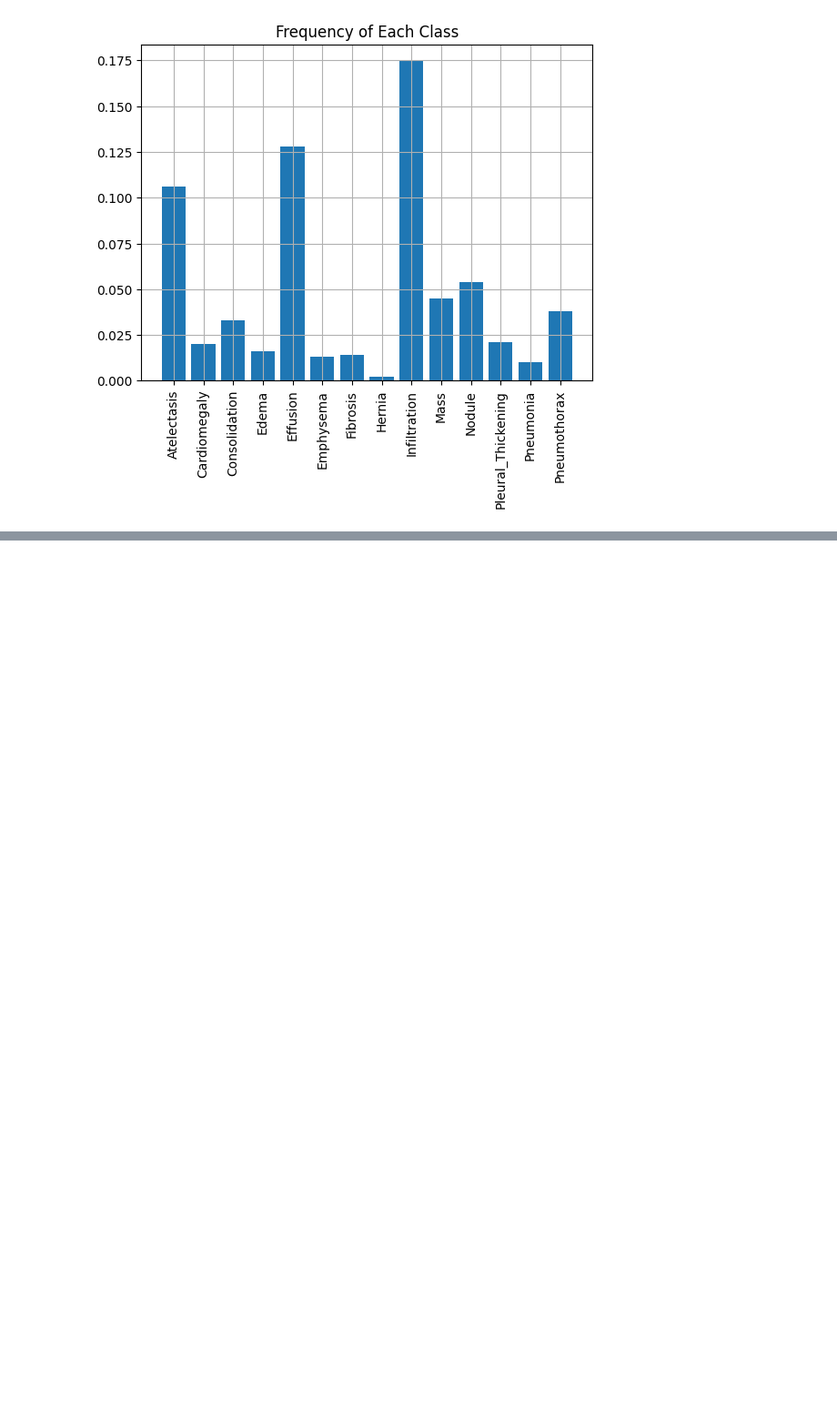
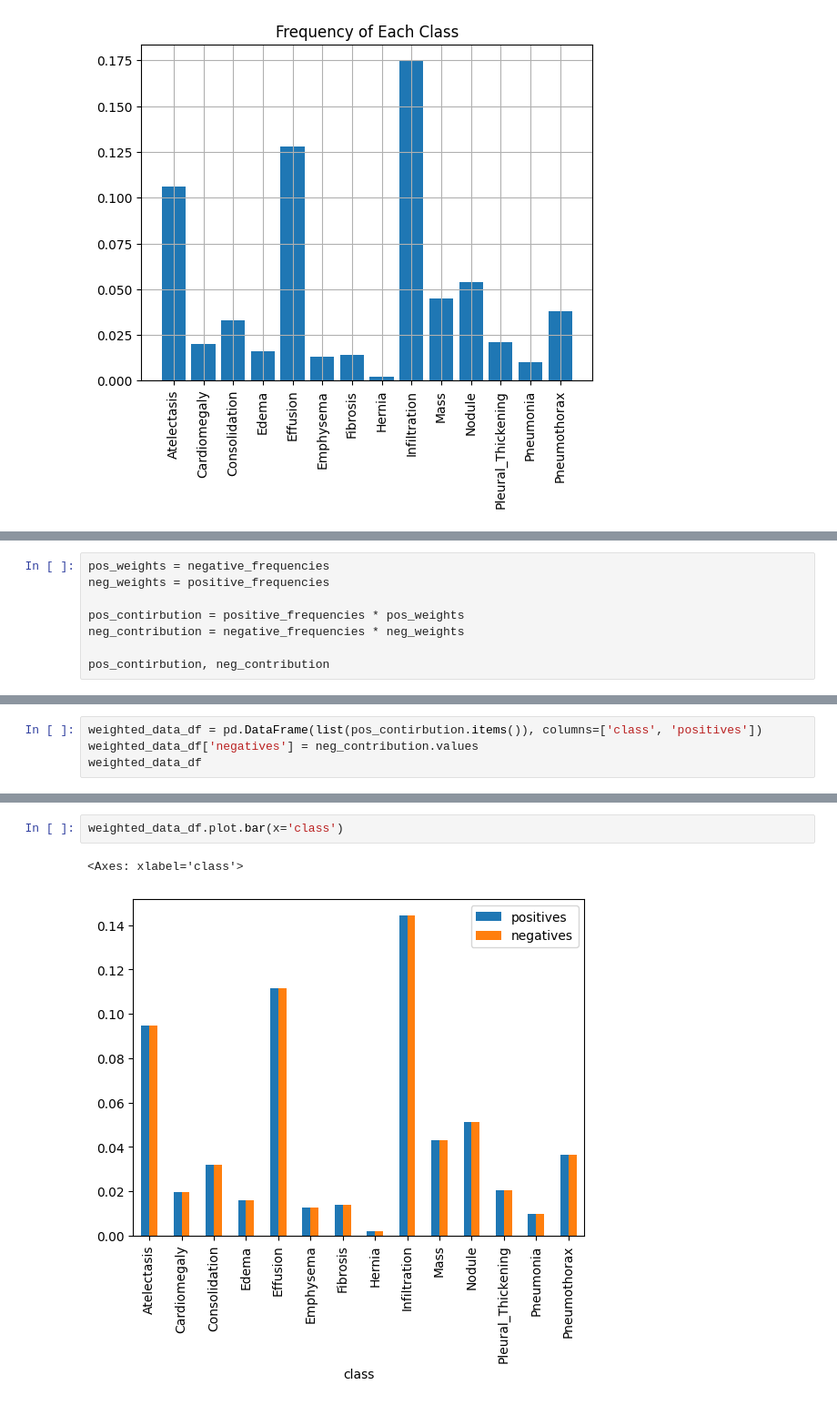
Before and after one commit to vivekpatel99/chest-x-ray-diagnosis-Multi-label-binary-classification, a Jupyter notebook: 02_model_training.ipynb, the cells around one changed output, grey strips where cells are left out. Shown at 91% size. Drawn from its saved outputs; the diff is of its cells as text; blank space fills up the shorter version.

```diff
--- a/02_model_training.ipynb
+++ b/02_model_training.ipynb
@@ -294,0 +404,8 @@ plt.show()
+# %%
+pos_weights = negative_frequencies
+neg_weights = positive_frequencies
+
+pos_contirbution = positive_frequencies * pos_weights
+neg_contribution = negative_frequencies * neg_weights
+
+pos_contirbution, neg_contribution
@@ -294,0 +430,4 @@ plt.show()
+# %%
+weighted_data_df = pd.DataFrame(list(pos_contirbution.items()), columns=['class', 'positives'])
+weighted_data_df['negatives'] = neg_contribution.values
+weighted_data_df
@@ -294,0 +450,5 @@ plt.show()
+# %%
+weighted_data_df.plot.bar(x='class')
+# %% [output]
+<Axes: xlabel='class'>
+[figure, added]
```
Also changed, not shown: parts of 32 cells of this notebook, 6 other files.
